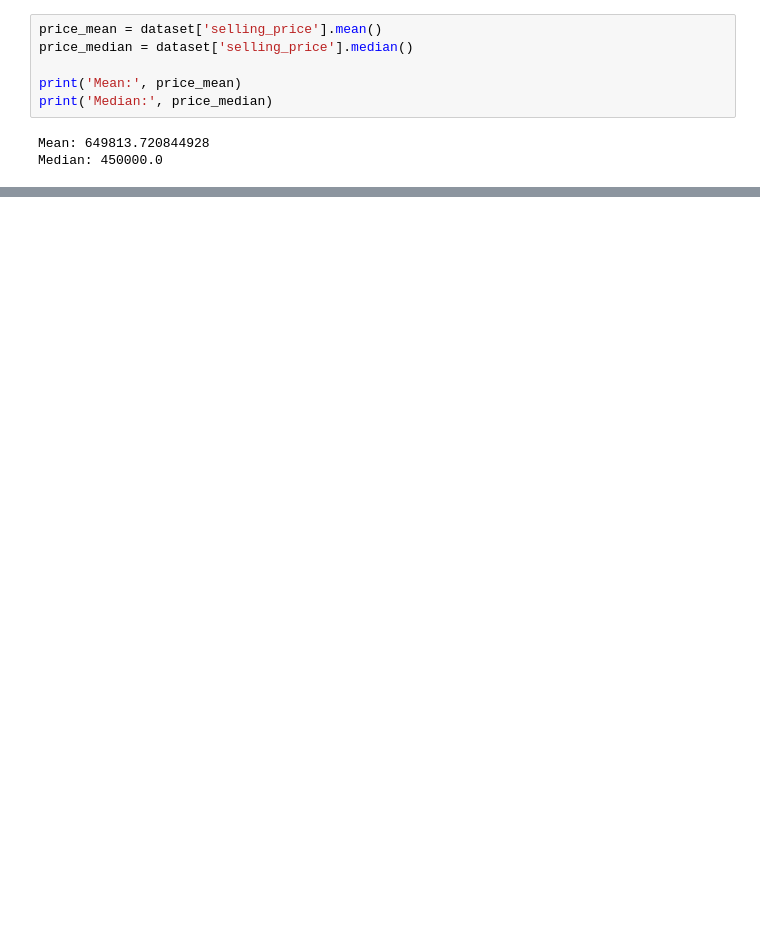
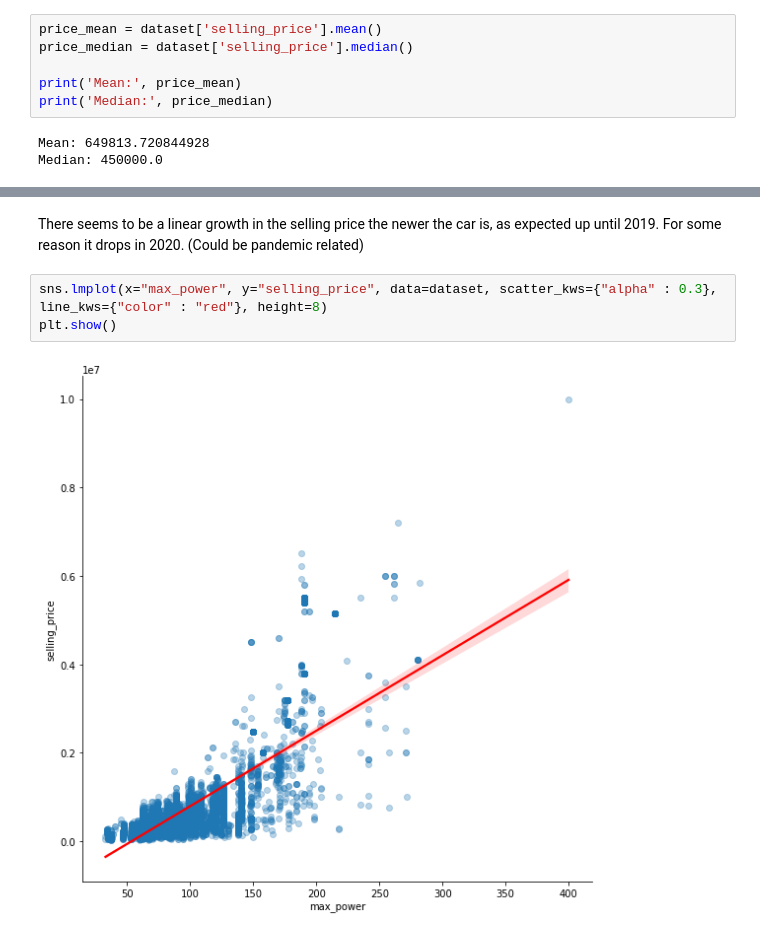
Before and after one commit to mnbuhl/used-car-price, a Jupyter notebook: data_visualization.ipynb, the cells around one changed output, grey strips where cells are left out. Saved outputs shown, nothing was run; the diff lists cells and outputs as text; blank space fills up the shorter version.

```diff
--- a/data_visualization.ipynb
+++ b/data_visualization.ipynb
@@ -69,0 +79,7 @@ The features that seem important for the selling price is year, engine, max_powe
+# %% [markdown]
+There seems to be a linear growth in the selling price the newer the car is, as expected up until 2019. For some reason it drops in 2020. (Could be pandemic related)
+# %%
+sns.lmplot(x="max_power", y="selling_price", data=dataset, scatter_kws={"alpha" : 0.3}, line_kws={"color" : "red"}, height=8)
+plt.show()
+# %% [output]
+[figure, added]
```
Also changed, not shown: parts of 23 cells of this notebook, 1 other file.
